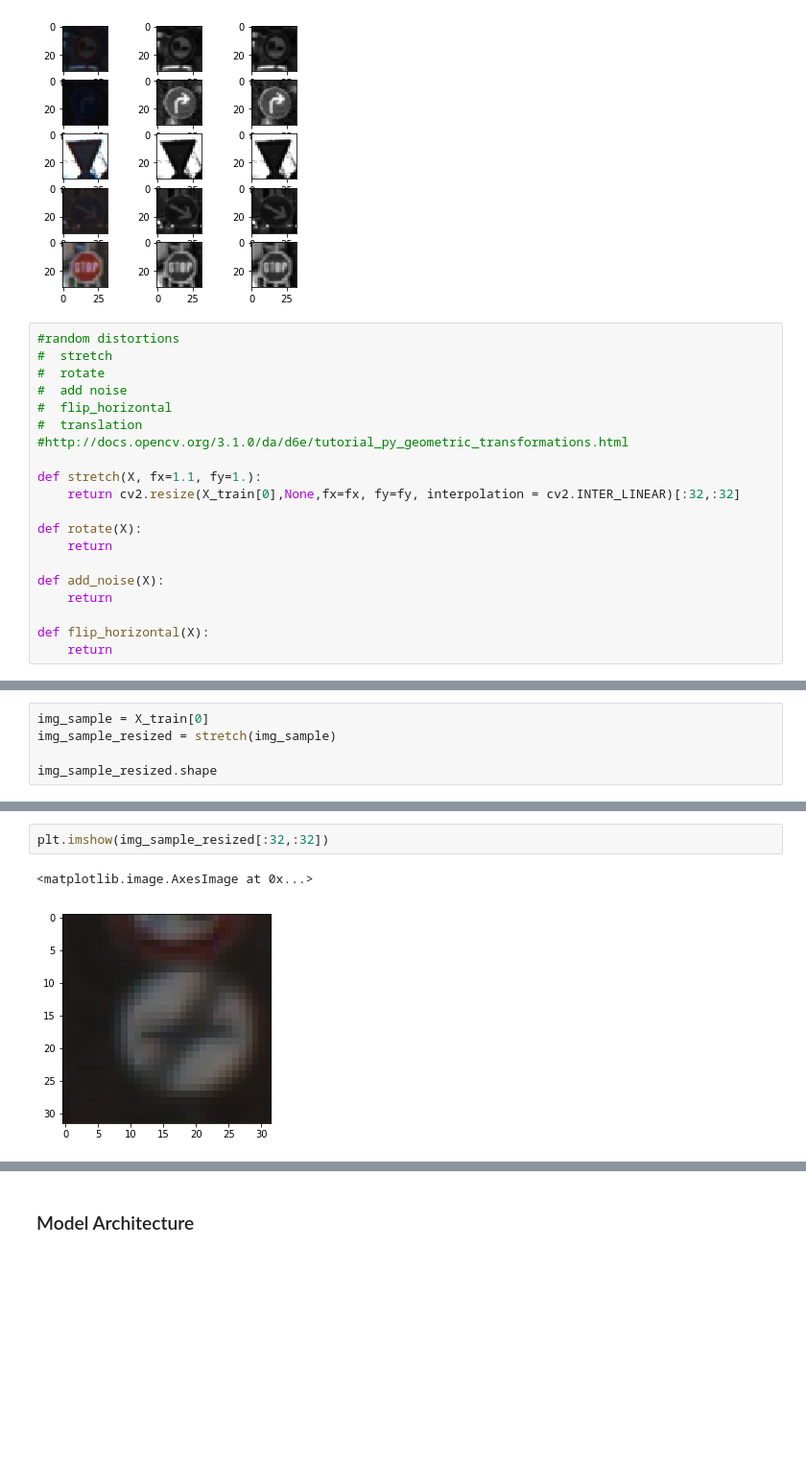
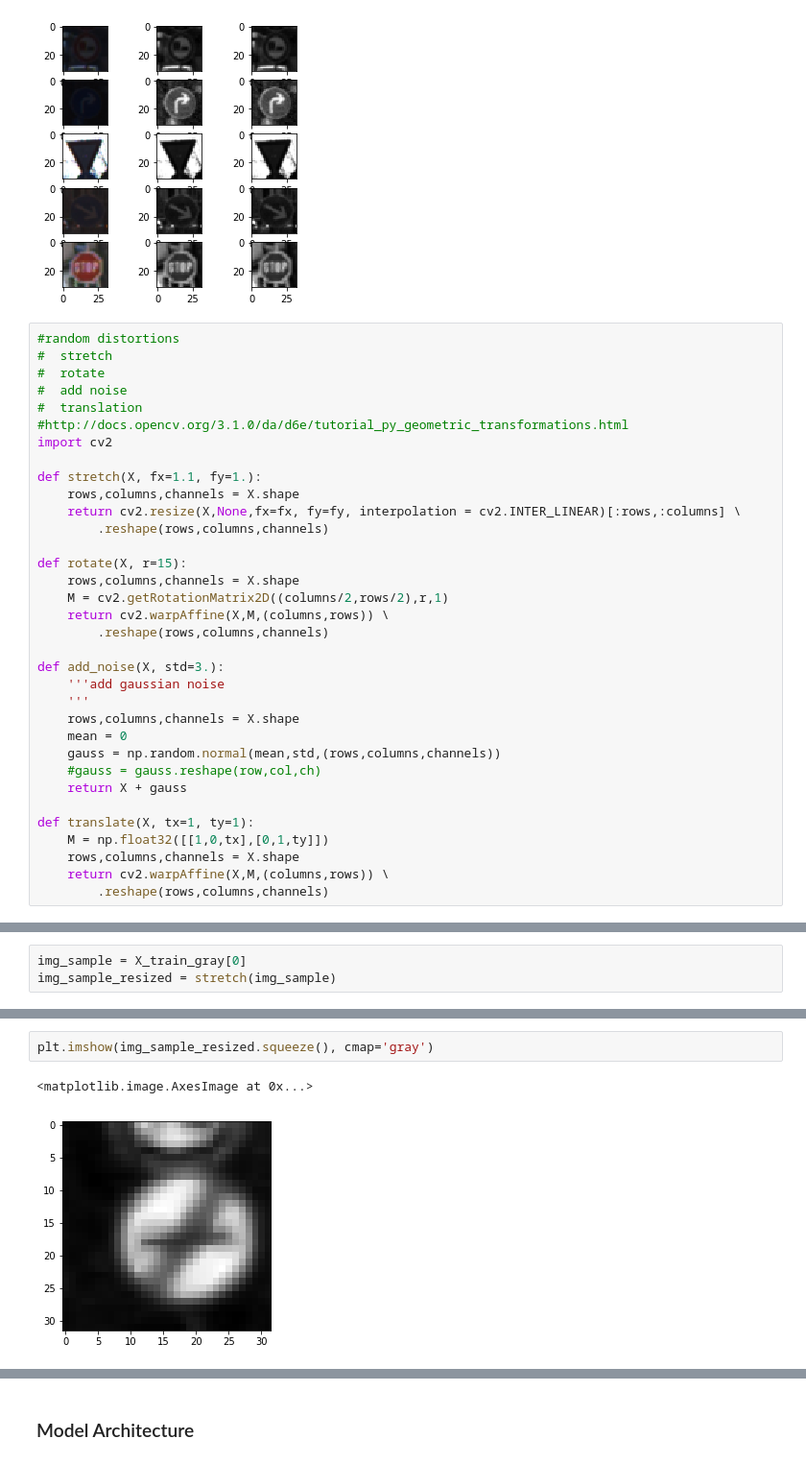
Before and after one commit to bejjani/udacityCarND, a Jupyter notebook: CarND-Traffic-Sign-Classifier-Project/Traffic_Sign_Classifier.ipynb, the cells around one changed output, grey strips where cells are left out. Shown at 96% size. Cells and saved outputs as stored; diff of their text form; blank space fills up the shorter version.

```diff
--- a/CarND-Traffic-Sign-Classifier-Project/Traffic_Sign_Classifier.ipynb
+++ b/CarND-Traffic-Sign-Classifier-Project/Traffic_Sign_Classifier.ipynb
@@ -297,18 +301,32 @@ plt.imshow(X_train_norm[29525].squeeze(), cmap='gray')
 #  stretch
 #  rotate
 #  add noise
-#  flip_horizontal
 #  translation
 #http://docs.opencv.org/3.1.0/da/d6e/tutorial_py_geometric_transformations.html
+import cv2
 
 def stretch(X, fx=1.1, fy=1.):
-    return cv2.resize(X_train[0],None,fx=fx, fy=fy, interpolation = cv2.INTER_LINEAR)[:32,:32]
+    rows,columns,channels = X.shape
+    return cv2.resize(X,None,fx=fx, fy=fy, interpolation = cv2.INTER_LINEAR)[:rows,:columns] \
+        .reshape(rows,columns,channels)
 
-def rotate(X):
-    return
+def rotate(X, r=15):
+    rows,columns,channels = X.shape
+    M = cv2.getRotationMatrix2D((columns/2,rows/2),r,1)
+    return cv2.warpAffine(X,M,(columns,rows)) \
+        .reshape(rows,columns,channels)
 
-def add_noise(X):
-    return
+def add_noise(X, std=3.):
+    '''add gaussian noise
+    '''
+    rows,columns,channels = X.shape
+    mean = 0
+    gauss = np.random.normal(mean,std,(rows,columns,channels))
+    #gauss = gauss.reshape(row,col,ch)
+    return X + gauss
 
-def flip_horizontal(X):
-    return
+def translate(X, tx=1, ty=1):
+    M = np.float32([[1,0,tx],[0,1,ty]])
+    rows,columns,channels = X.shape
+    return cv2.warpAffine(X,M,(columns,rows)) \
+        .reshape(rows,columns,channels)
@@ -317,5 +333,3 @@ import cv2
 # %%
-img_sample = X_train[0]
+img_sample = X_train_gray[0]
 img_sample_resized = stretch(img_sample)
-
-img_sample_resized.shape
@@ -329,5 +341,5 @@ plt.imshow(img_sample)
 # %%
-plt.imshow(img_sample_resized[:32,:32])
+plt.imshow(img_sample_resized.squeeze(), cmap='gray')
 # %% [output]
 <matplotlib.image.AxesImage at 0x...>
-[figure, old version]
+[figure, new version]
```
Also changed, not shown: parts of 24 cells of this notebook.
